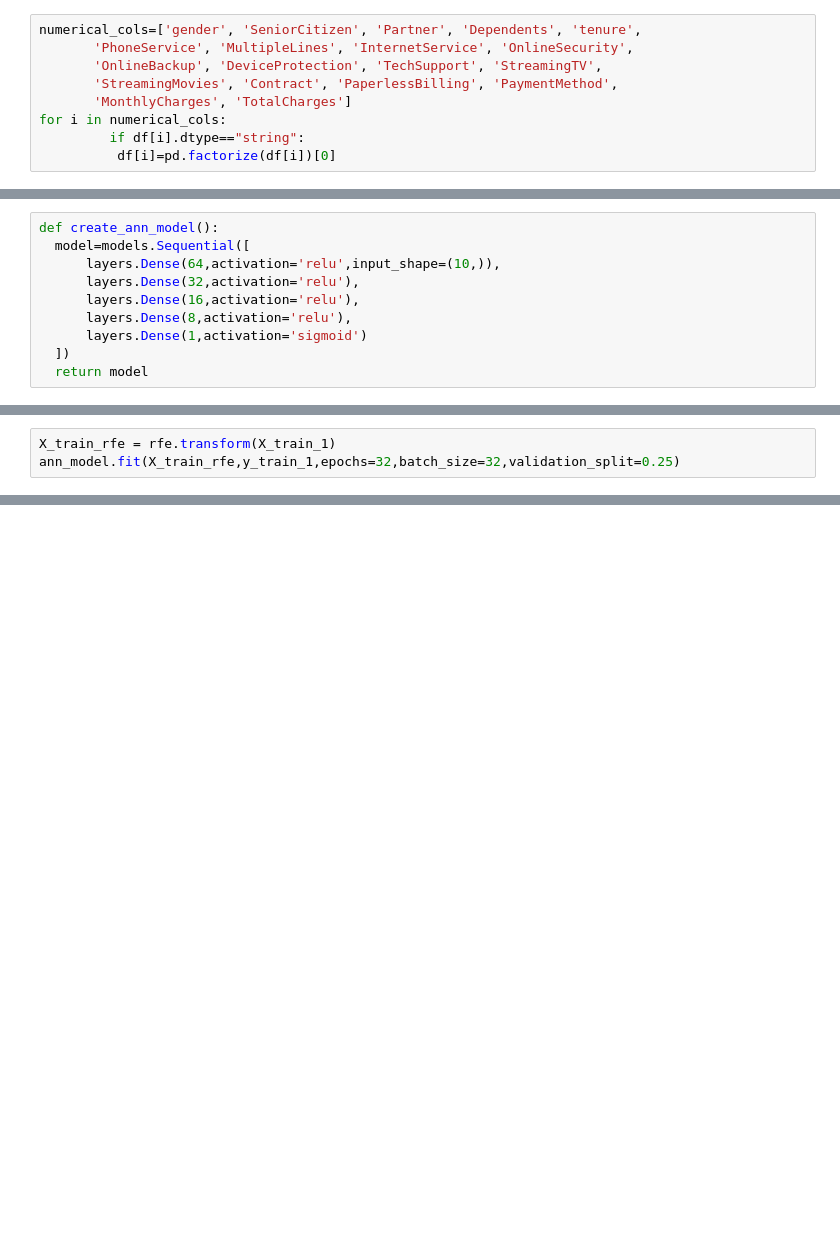
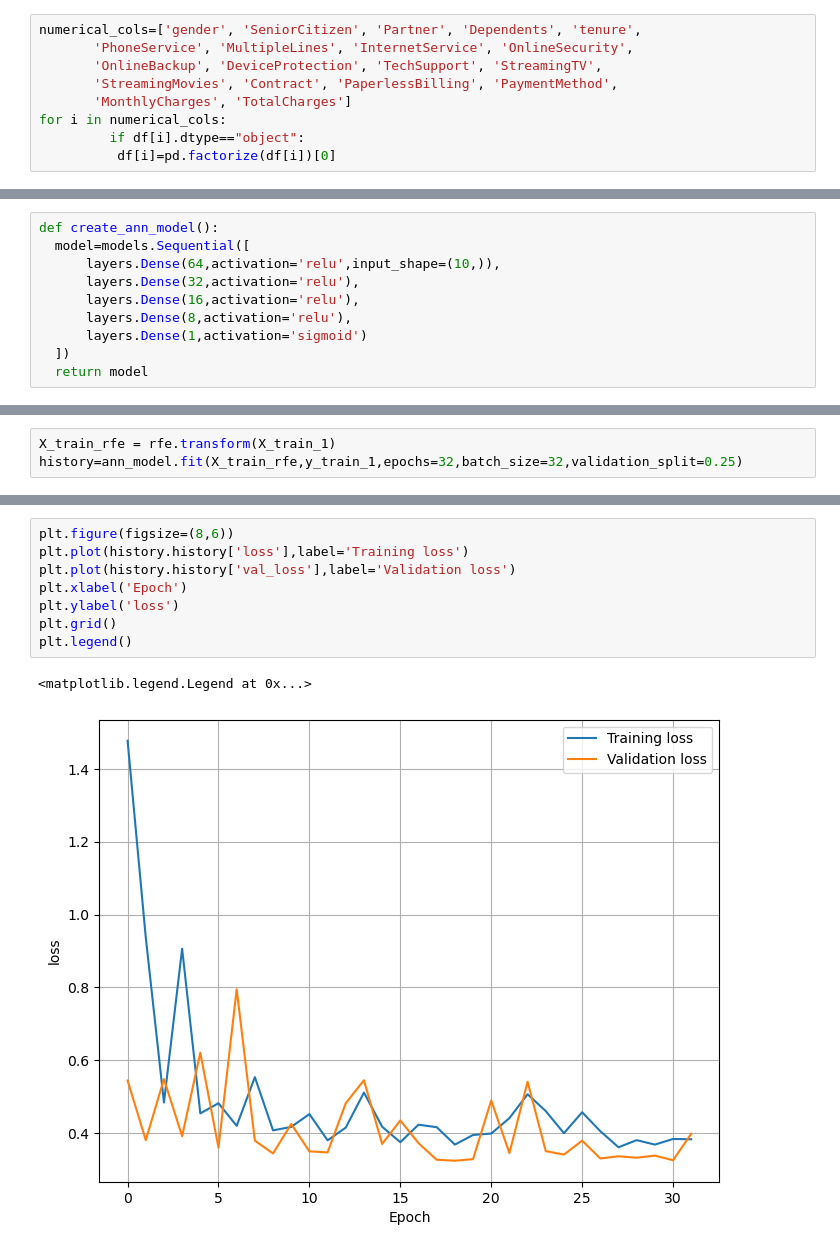
Before and after one commit to ashutoshkarspacex-cmd/ANN_MODEL-DL, a Jupyter notebook: ANN_MODEL_WITH_OPTIMISATION (1).ipynb, the cells around one changed output, grey strips where cells are left out. Drawn from its saved outputs; the diff is of its cells as text; blank space fills up the shorter version.

Commit message:
adding graphs

```diff
--- a/ANN_MODEL_WITH_OPTIMISATION (1).ipynb
+++ b/ANN_MODEL_WITH_OPTIMISATION (1).ipynb
@@ -45,7 +145,7 @@ numerical_cols=['gender', 'SeniorCitizen', 'Partner', 'Dependents', 'tenure',
        'StreamingMovies', 'Contract', 'PaperlessBilling', 'PaymentMethod',
        'MonthlyCharges', 'TotalCharges']
 for i in numerical_cols:
-         if df[i].dtype=="string":
+         if df[i].dtype=="object":
           df[i]=pd.factorize(df[i])[0]
 # %%
 numerical_cols=[f for f in numerical_cols if f in df.columns]
@@ -127,3 +320,3 @@ ann_model.compile(optimizer='adam',loss='binary_crossentropy',metrics=['accuracy
 # %%
 X_train_rfe = rfe.transform(X_train_1)
-ann_model.fit(X_train_rfe,y_train_1,epochs=32,batch_size=32,validation_split=0.25)
+history=ann_model.fit(X_train_rfe,y_train_1,epochs=32,batch_size=32,validation_split=0.25)
@@ -140,0 +362,11 @@ ann_model.evaluate(X_test_rfe,y_test)
+# %%
+plt.figure(figsize=(8,6))
+plt.plot(history.history['loss'],label='Training loss')
+plt.plot(history.history['val_loss'],label='Validation loss')
+plt.xlabel('Epoch')
+plt.ylabel('loss')
+plt.grid()
+plt.legend()
+# %% [output]
+<matplotlib.legend.Legend at 0x...>
+[figure, added]
```
Also changed, not shown: parts of 26 cells of this notebook, 1 other file.
